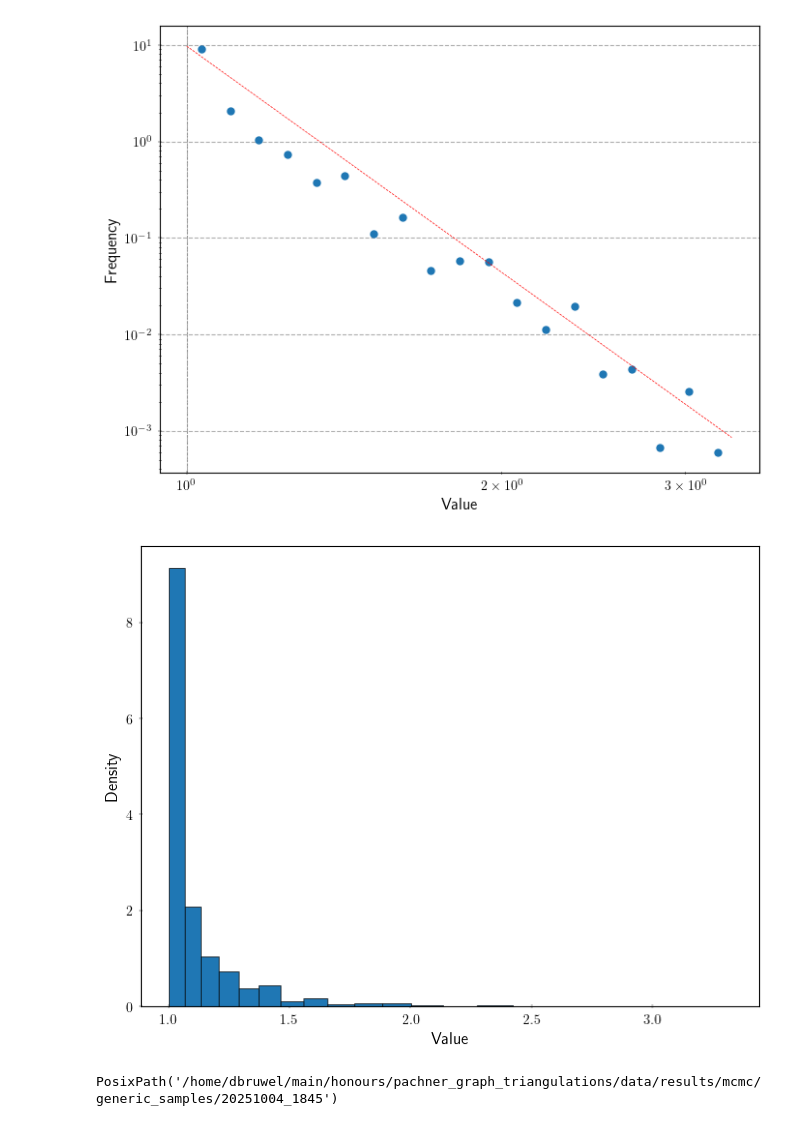
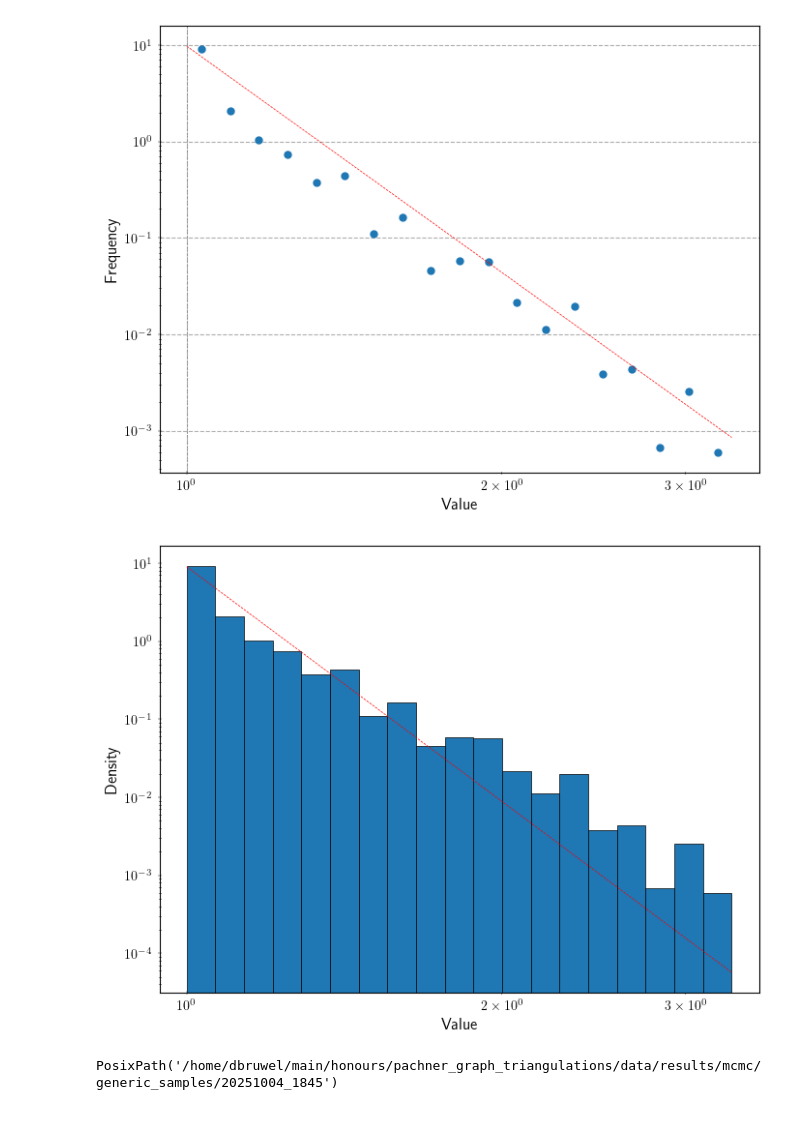
Before and after one commit to dbruwel/pachner-graph-triangulations, a Jupyter notebook: experiments/notebooks/02_analyse_mcmc_sim.ipynb, the cells around one changed output. Cells and saved outputs as stored; diff of their text form; code cells hidden in the pictures.

Commit message:
added log histogram

```diff
--- a/experiments/notebooks/02_analyse_mcmc_sim.ipynb
+++ b/experiments/notebooks/02_analyse_mcmc_sim.ipynb
@@ -140,7 +140,7 @@ def get_area(bin_start, bin_end, alpha, C):
 fig, ax = plt.subplots(figsize=(8, 6))
 
 # ax.hist(data, bins=20, density=True)
-# ax.plot(np.sort(data), C*np.sort(data)**(-alpha), color='r', ls='--')
+ax.plot(np.sort(data), C*np.sort(data)**(-alpha), color='r', ls='--')
 
 true_area = 0
 
@@ -153,38 +153,38 @@ for i in range(len(counts)):
 
     rect = patches.Rectangle(
         (bin_start, 0),
         bin_end - bin_start,
         bin_height,
         linewidth=0.5,
         edgecolor="black",
         facecolor="C0",
     )
     # rect_true = patches.Rectangle((bin_start, 0), bin_end - bin_start, bin_height_true, linewidth=1, edgecolor='red', facecolor='none')
     ax.add_patch(rect)
     # ax.add_patch(rect_true)
 # ax.scatter(bin_centers, counts, color='blue', label='Binned Data', s=10)
 
 
 scale = 1.1
 x_min = np.max(bin_edges) * (1 - scale) / 2 + np.min(bin_edges) * (1 + scale) / 2
 x_max = np.max(bin_edges) * (1 + scale) / 2 + np.min(bin_edges) * (1 - scale) / 2
 y_min = np.max(counts) * (1 - scale) / 2
 y_max = np.max(counts) * (1 + scale) / 2
 
 
-ax.set_xlim(x_min, x_max)
-ax.set_ylim(0, y_max)
+# ax.set_xlim(x_min, x_max)
+# ax.set_ylim(0, y_max)
 
-# plt.xscale("log")
-# plt.yscale("log")
+plt.xscale("log")
+plt.yscale("log")
 plt.xlabel("Value")
 plt.ylabel("Density")
 plt.savefig(mcmc_result_path / "tet_30_scores_histogram.pdf", bbox_inches="tight")
 
 # plt.grid()
 plt.show()
 # %% [output]
-[figure, old version]
+[figure, new version]
 # %%
 mcmc_result_path
 # %% [output]
```
Also changed, not shown: 1 other file.
